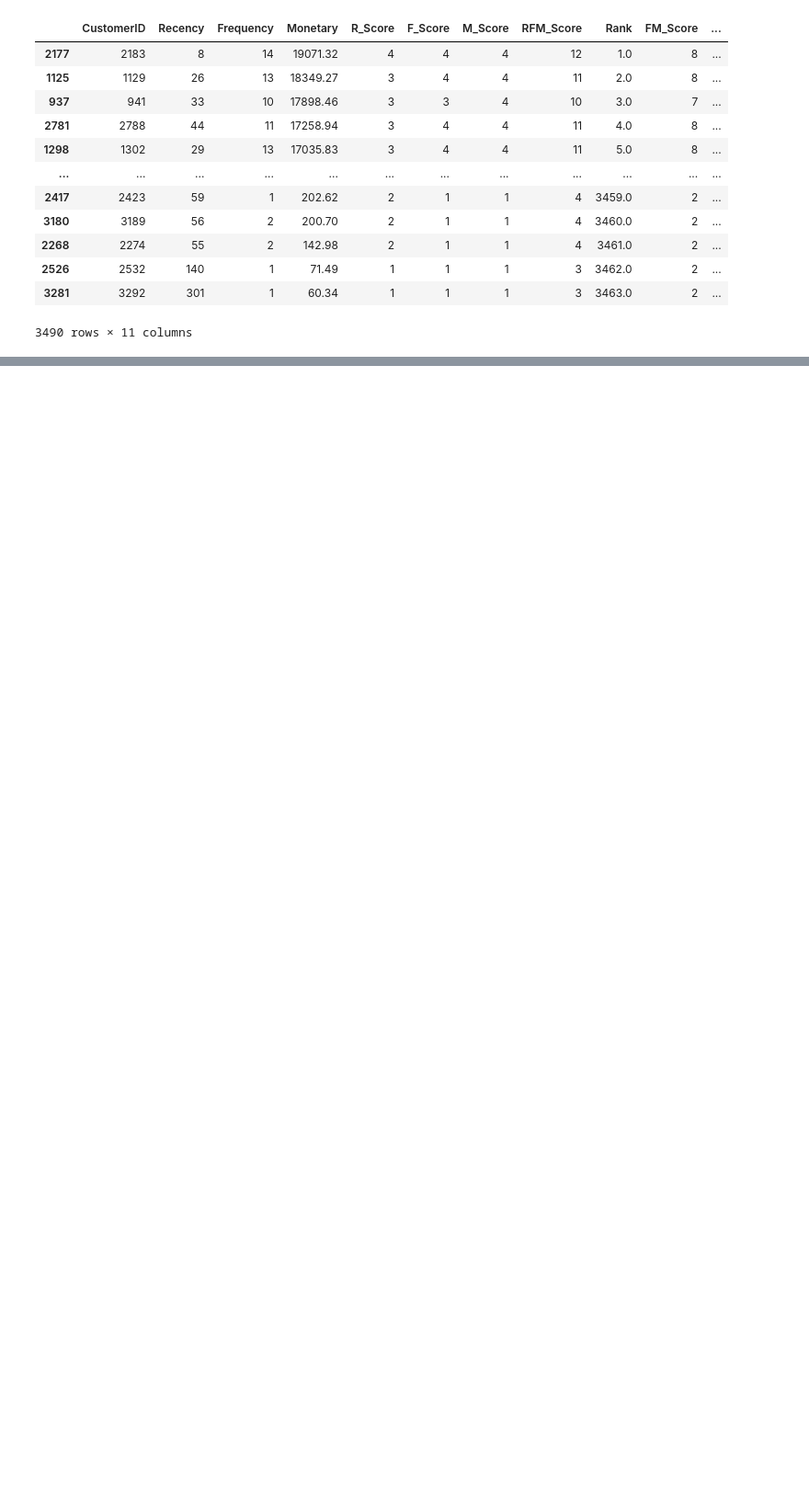
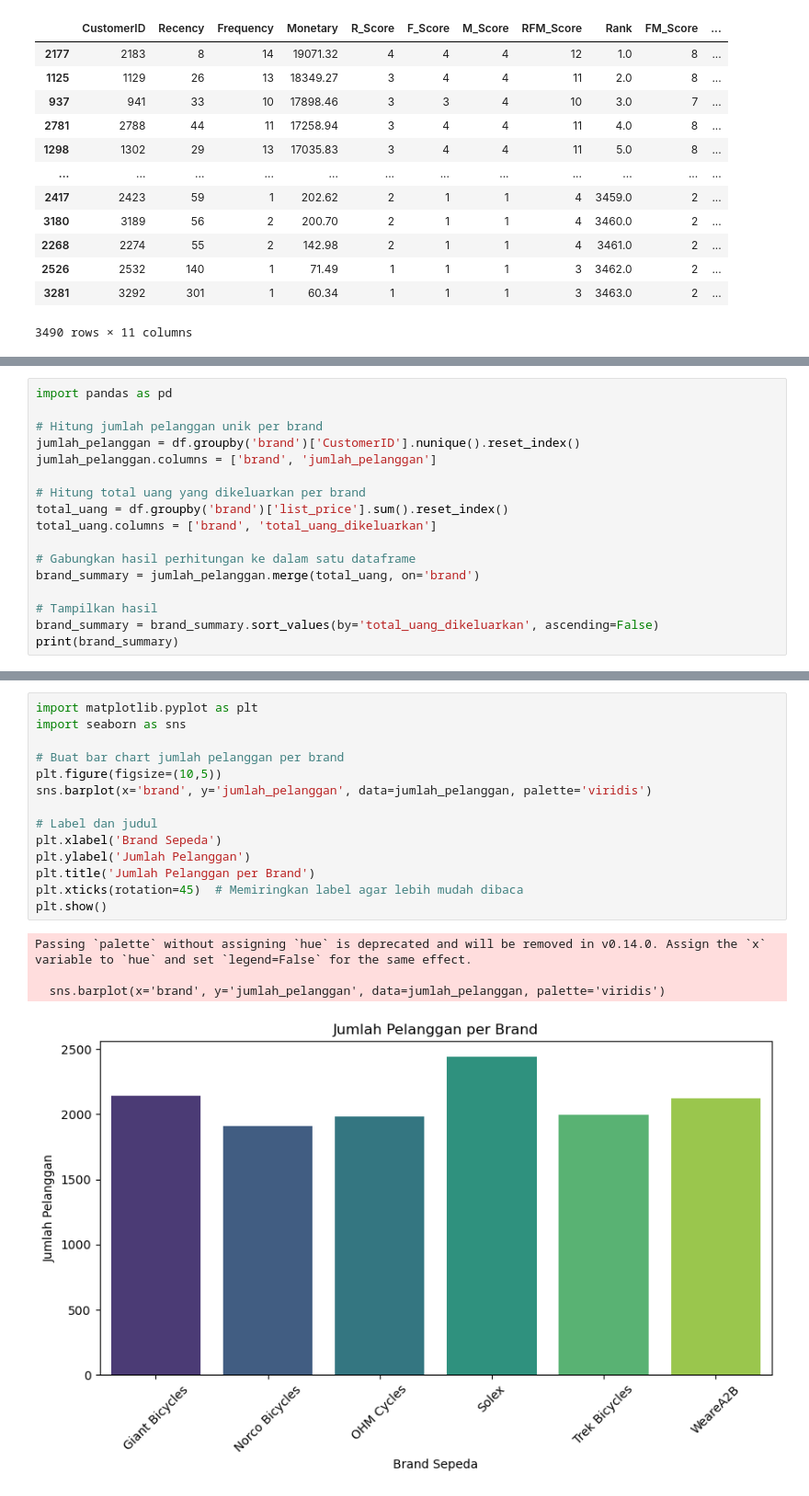
Before and after one commit to Alliseeya/Transaction-Data, a Jupyter notebook: RFM.ipynb, the cells around one changed output, grey strips where cells are left out. Shown: that part at 92% size. Saved outputs shown, nothing was run; the diff lists cells and outputs as text; blank space fills up the shorter version.

```diff
--- a/RFM.ipynb
+++ b/RFM.ipynb
@@ -724,0 +834,17 @@ rfm
+# %%
+import pandas as pd
+
+# Hitung jumlah pelanggan unik per brand
+jumlah_pelanggan = df.groupby('brand')['CustomerID'].nunique().reset_index()
+jumlah_pelanggan.columns = ['brand', 'jumlah_pelanggan']
+
+# Hitung total uang yang dikeluarkan per brand
+total_uang = df.groupby('brand')['list_price'].sum().reset_index()
+total_uang.columns = ['brand', 'total_uang_dikeluarkan']
+
+# Gabungkan hasil perhitungan ke dalam satu dataframe
+brand_summary = jumlah_pelanggan.merge(total_uang, on='brand')
+
+# Tampilkan hasil
+brand_summary = brand_summary.sort_values(by='total_uang_dikeluarkan', ascending=False)
+print(brand_summary)
@@ -724,0 +859,19 @@ rfm
+# %%
+import matplotlib.pyplot as plt
+import seaborn as sns
+
+# Buat bar chart jumlah pelanggan per brand
+plt.figure(figsize=(10,5))
+sns.barplot(x='brand', y='jumlah_pelanggan', data=jumlah_pelanggan, palette='viridis')
+
+# Label dan judul
+plt.xlabel('Brand Sepeda')
+plt.ylabel('Jumlah Pelanggan')
+plt.title('Jumlah Pelanggan per Brand')
+plt.xticks(rotation=45)  # Memiringkan label agar lebih mudah dibaca
+plt.show()
+# %% [output]
+Passing `palette` without assigning `hue` is deprecated and will be removed in v0.14.0. Assign the `x` variable to `hue` and set `legend=False` for the same effect.
+
+  sns.barplot(x='brand', y='jumlah_pelanggan', data=jumlah_pelanggan, palette='viridis')
+[figure, added]
```
Also changed, not shown: parts of 14 cells of this notebook.
